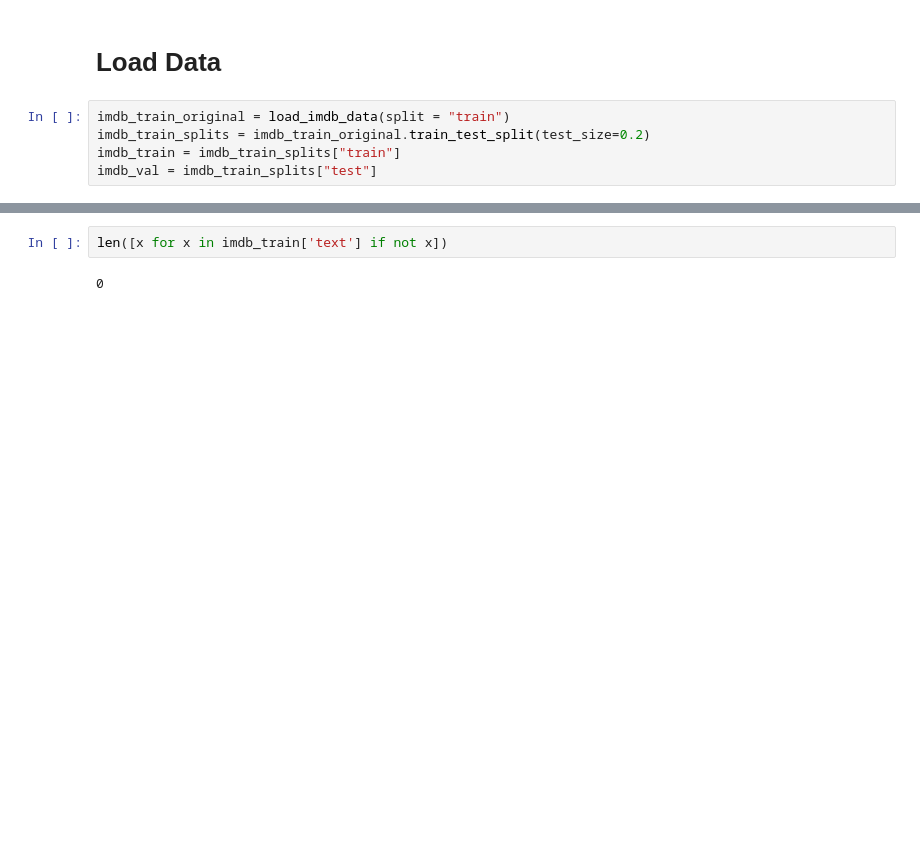
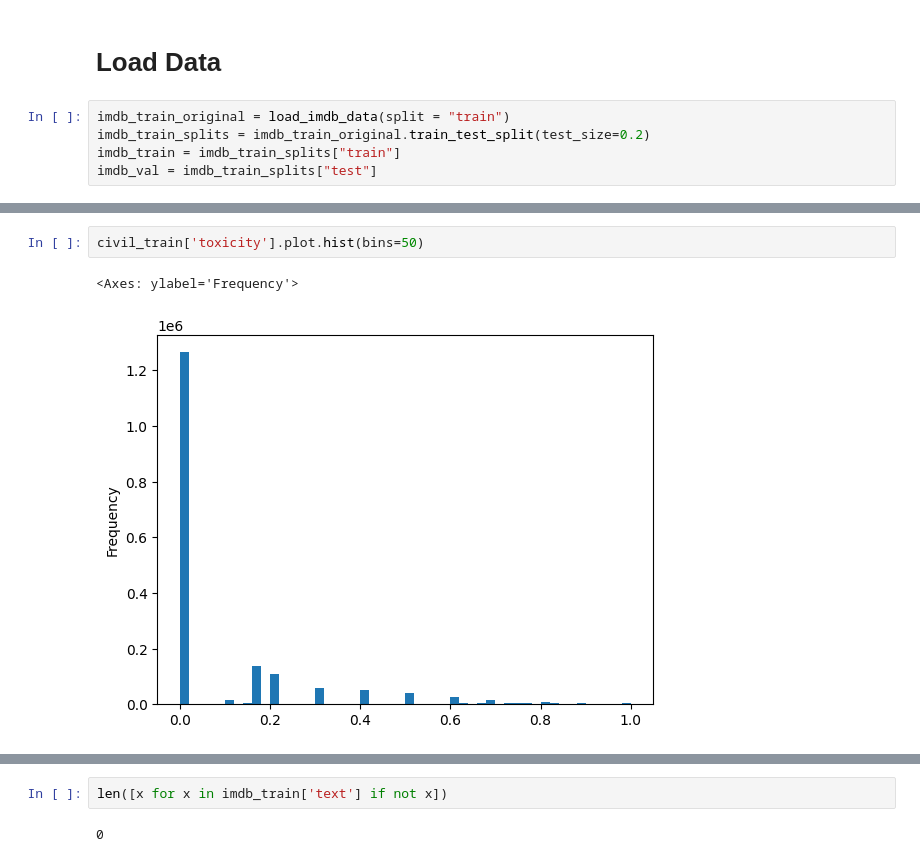
Before and after one commit to danielfrees/causalign, a Jupyter notebook: notebooks/sentiment.ipynb, the cells around one changed output, grey strips where cells are left out. Saved outputs shown, nothing was run; the diff lists cells and outputs as text; blank space fills up the shorter version.

```diff
--- a/notebooks/sentiment.ipynb
+++ b/notebooks/sentiment.ipynb
@@ -52,0 +93,5 @@ imdb_train['text'][0:2]
+# %%
+civil_train['toxicity'].plot.hist(bins=50)
+# %% [output]
+<Axes: ylabel='Frequency'>
+[figure, added]
```
Also changed, not shown: parts of 11 cells of this notebook, 41 other files.
